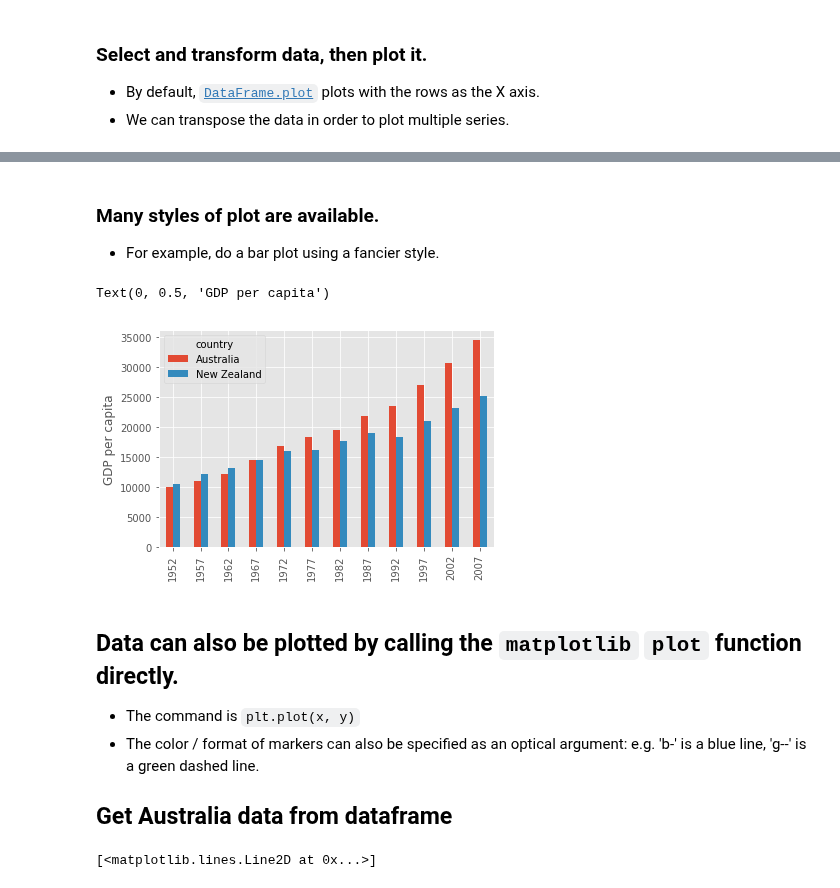
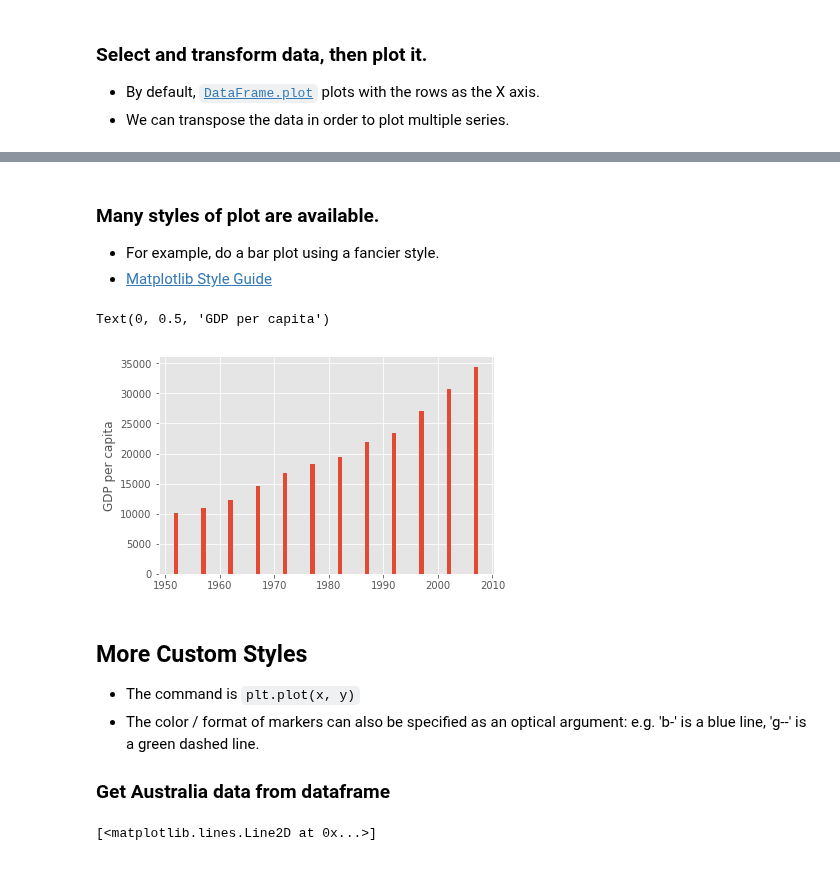
Before and after one commit to YaleDHLab/lab-workshops, a Jupyter notebook: python-for-humanists/PartII/Python2Complete.ipynb, the cells around one changed output, grey strips where cells are left out. Cells and saved outputs as stored; diff of their text form; code cells hidden in the pictures.

Commit message:
Update Part II; plotting

```diff
--- a/python-for-humanists/PartII/Python2Complete.ipynb
+++ b/python-for-humanists/PartII/Python2Complete.ipynb
@@ -880,19 +686,22 @@ Text(0, 0.5, 'GDP per capita')
 ### Many styles of plot are available.
 
 *   For example, do a bar plot using a fancier style.
+* [Matplotlib Style Guide](https://matplotlib.org/3.1.1/gallery/style_sheets/style_sheets_reference.html)
 # %%
 plt.style.use('ggplot')
-data.T.plot(kind='bar')
+
+plt.bar(list(data.columns), data.loc['Australia'])
+
 plt.ylabel('GDP per capita')
 # %% [output]
 Text(0, 0.5, 'GDP per capita')
-[figure, old version]
+[figure, new version]
 # %% [markdown]
-## Data can also be plotted by calling the `matplotlib` `plot` function directly.
+## More Custom Styles
 *   The command is `plt.plot(x, y)`
 *   The color / format of markers can also be specified as an optical argument: e.g. 'b-' is a blue line, 'g--' is a green dashed line.
 
-## Get Australia data from dataframe
+### Get Australia data from dataframe
 # %%
 years = data.columns
 gdp_australia = data.loc['Australia']
```
Also changed, not shown: parts of 46 cells of this notebook, 1 other file.
